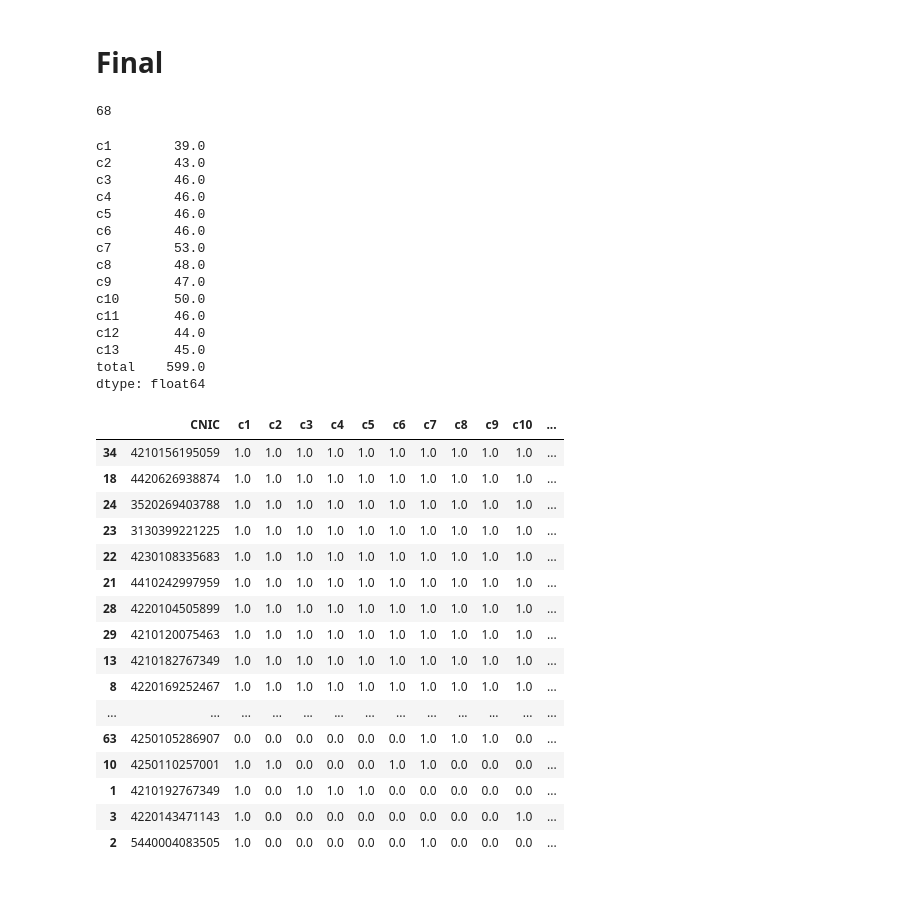
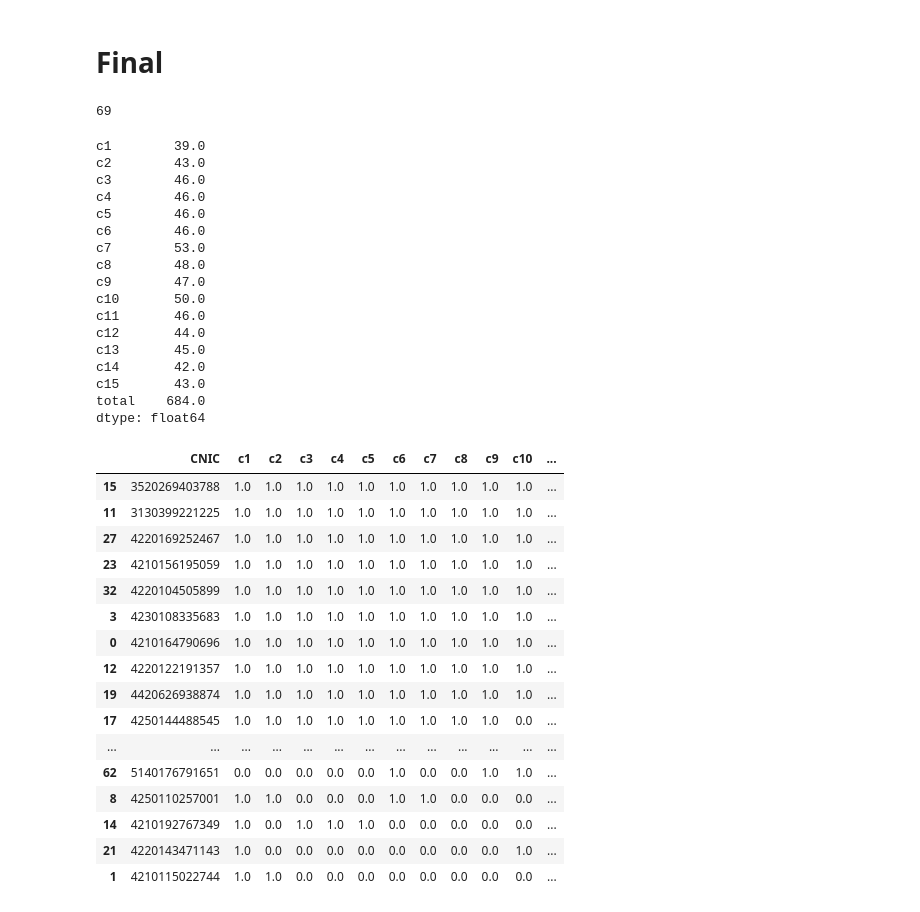
Before and after one commit to EnggQasim/NED_ML_batch3, a Jupyter notebook: attendance.ipynb, the cells around one changed output. Cells and saved outputs as stored; diff of their text form; code cells hidden in the pictures.

```diff
--- a/attendance.ipynb
+++ b/attendance.ipynb
@@ -2379,51 +2662,59 @@ merge(df4,
        on="CNIC",
        how='outer').fillna(0)\
 .merge(df12,
        on="CNIC",
        how='outer').fillna(0)\
 .merge(df13,
        on="CNIC",
+       how='outer').fillna(0)\
+.merge(df14,
+       on="CNIC",
+       how='outer').fillna(0)\
+.merge(df15,
+       on="CNIC",
        how='outer').fillna(0)
 
 df['total'] = df.iloc[:,1:].astype(int).sum(axis=1)
 df.sort_values(by="total", inplace=True, ascending=False)
 print(len(df))
 display(df.iloc[:,1:].sum(axis=0).T)
 df.head(60)
 # %% [output]
-68
+69
 c1        39.0
 c2        43.0
 c3        46.0
 c4        46.0
 c5        46.0
 c6        46.0
 c7        53.0
 c8        48.0
 c9        47.0
 c10       50.0
 c11       46.0
 c12       44.0
 c13       45.0
-total    599.0
+c14       42.0
+c15       43.0
+total    684.0
 dtype: float64
 |  | CNIC | c1 | c2 | c3 | c4 | c5 | c6 | c7 | c8 | c9 | c10 | ... |
-| 34 | 4210156195059 | 1.0 | 1.0 | 1.0 | 1.0 | 1.0 | 1.0 | 1.0 | 1.0 | 1.0 | 1.0 | ... |
-| 18 | 4420626938874 | 1.0 | 1.0 | 1.0 | 1.0 | 1.0 | 1.0 | 1.0 | 1.0 | 1.0 | 1.0 | ... |
-| 24 | 3520269403788 | 1.0 | 1.0 | 1.0 | 1.0 | 1.0 | 1.0 | 1.0 | 1.0 | 1.0 | 1.0 | ... |
-| 23 | 3130399221225 | 1.0 | 1.0 | 1.0 | 1.0 | 1.0 | 1.0 | 1.0 | 1.0 | 1.0 | 1.0 | ... |
-| 22 | 4230108335683 | 1.0 | 1.0 | 1.0 | 1.0 | 1.0 | 1.0 | 1.0 | 1.0 | 1.0 | 1.0 | ... |
-| 21 | 4410242997959 | 1.0 | 1.0 | 1.0 | 1.0 | 1.0 | 1.0 | 1.0 | 1.0 | 1.0 | 1.0 | ... |
-| 28 | 4220104505899 | 1.0 | 1.0 | 1.0 | 1.0 | 1.0 | 1.0 | 1.0 | 1.0 | 1.0 | 1.0 | ... |
-| 29 | 4210120075463 | 1.0 | 1.0 | 1.0 | 1.0 | 1.0 | 1.0 | 1.0 | 1.0 | 1.0 | 1.0 | ... |
-| 13 | 4210182767349 | 1.0 | 1.0 | 1.0 | 1.0 | 1.0 | 1.0 | 1.0 | 1.0 | 1.0 | 1.0 | ... |
-| 8 | 4220169252467 | 1.0 | 1.0 | 1.0 | 1.0 | 1.0 | 1.0 | 1.0 | 1.0 | 1.0 | 1.0 | ... |
+| 15 | 3520269403788 | 1.0 | 1.0 | 1.0 | 1.0 | 1.0 | 1.0 | 1.0 | 1.0 | 1.0 | 1.0 | ... |
+| 11 | 3130399221225 | 1.0 | 1.0 | 1.0 | 1.0 | 1.0 | 1.0 | 1.0 | 1.0 | 1.0 | 1.0 | ... |
+| 27 | 4220169252467 | 1.0 | 1.0 | 1.0 | 1.0 | 1.0 | 1.0 | 1.0 | 1.0 | 1.0 | 1.0 | ... |
+| 23 | 4210156195059 | 1.0 | 1.0 | 1.0 | 1.0 | 1.0 | 1.0 | 1.0 | 1.0 | 1.0 | 1.0 | ... |
+| 32 | 4220104505899 | 1.0 | 1.0 | 1.0 | 1.0 | 1.0 | 1.0 | 1.0 | 1.0 | 1.0 | 1.0 | ... |
+| 3 | 4230108335683 | 1.0 | 1.0 | 1.0 | 1.0 | 1.0 | 1.0 | 1.0 | 1.0 | 1.0 | 1.0 | ... |
+| 0 | 4210164790696 | 1.0 | 1.0 | 1.0 | 1.0 | 1.0 | 1.0 | 1.0 | 1.0 | 1.0 | 1.0 | ... |
+| 12 | 4220122191357 | 1.0 | 1.0 | 1.0 | 1.0 | 1.0 | 1.0 | 1.0 | 1.0 | 1.0 | 1.0 | ... |
+| 19 | 4420626938874 | 1.0 | 1.0 | 1.0 | 1.0 | 1.0 | 1.0 | 1.0 | 1.0 | 1.0 | 1.0 | ... |
+| 17 | 4250144488545 | 1.0 | 1.0 | 1.0 | 1.0 | 1.0 | 1.0 | 1.0 | 1.0 | 1.0 | 0.0 | ... |
 | ... | ... | ... | ... | ... | ... | ... | ... | ... | ... | ... | ... | ... |
-| 63 | 4250105286907 | 0.0 | 0.0 | 0.0 | 0.0 | 0.0 | 0.0 | 1.0 | 1.0 | 1.0 | 0.0 | ... |
-| 10 | 4250110257001 | 1.0 | 1.0 | 0.0 | 0.0 | 0.0 | 1.0 | 1.0 | 0.0 | 0.0 | 0.0 | ... |
-| 1 | 4210192767349 | 1.0 | 0.0 | 1.0 | 1.0 | 1.0 | 0.0 | 0.0 | 0.0 | 0.0 | 0.0 | ... |
-| 3 | 4220143471143 | 1.0 | 0.0 | 0.0 | 0.0 | 0.0 | 0.0 | 0.0 | 0.0 | 0.0 | 1.0 | ... |
-| 2 | 5440004083505 | 1.0 | 0.0 | 0.0 | 0.0 | 0.0 | 0.0 | 1.0 | 0.0 | 0.0 | 0.0 | ... |
+| 62 | 5140176791651 | 0.0 | 0.0 | 0.0 | 0.0 | 0.0 | 1.0 | 0.0 | 0.0 | 1.0 | 1.0 | ... |
+| 8 | 4250110257001 | 1.0 | 1.0 | 0.0 | 0.0 | 0.0 | 1.0 | 1.0 | 0.0 | 0.0 | 0.0 | ... |
+| 14 | 4210192767349 | 1.0 | 0.0 | 1.0 | 1.0 | 1.0 | 0.0 | 0.0 | 0.0 | 0.0 | 0.0 | ... |
+| 21 | 4220143471143 | 1.0 | 0.0 | 0.0 | 0.0 | 0.0 | 0.0 | 0.0 | 0.0 | 0.0 | 1.0 | ... |
+| 1 | 4210115022744 | 1.0 | 1.0 | 0.0 | 0.0 | 0.0 | 0.0 | 0.0 | 0.0 | 0.0 | 0.0 | ... |
 # %%
 df[df.c10==0]
 # %% [output]
```
Also changed, not shown: parts of 17 cells of this notebook, 5 other files.
